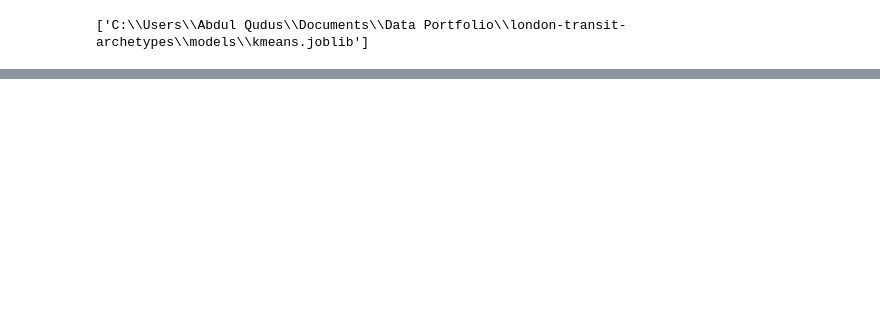
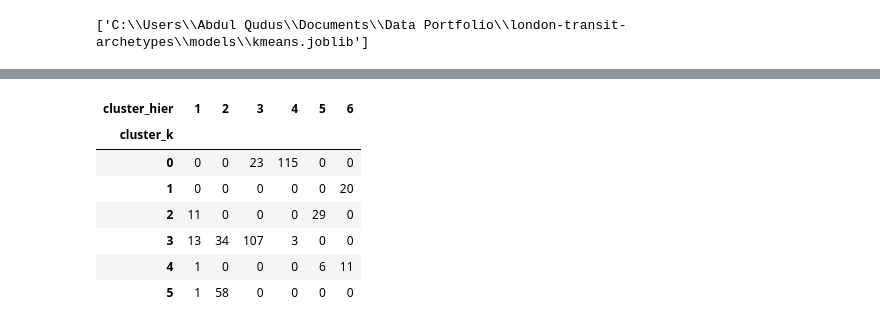
Before and after one commit to samaddmirzaa/london-transit-archetypes, a Jupyter notebook: notebooks/04_clustering.ipynb, the cells around one changed output, grey strips where cells are left out. Cells and saved outputs as stored; diff of their text form; code cells hidden in the pictures; blank space fills up the shorter version.

```diff
--- a/notebooks/04_clustering.ipynb
+++ b/notebooks/04_clustering.ipynb
@@ -113,0 +147,13 @@ joblib.dump(kmeans, models_dir/'kmeans.joblib')
+# %%
+# Comparing with K-Means
+
+pd.crosstab(features['cluster_k'], features['cluster_hier'])
+# %% [output]
+| cluster_hier | 1 | 2 | 3 | 4 | 5 | 6 |
+| cluster_k |  |  |  |  |  |  |
+| 0 | 0 | 0 | 23 | 115 | 0 | 0 |
+| 1 | 0 | 0 | 0 | 0 | 0 | 20 |
+| 2 | 11 | 0 | 0 | 0 | 29 | 0 |
+| 3 | 13 | 34 | 107 | 3 | 0 | 0 |
+| 4 | 1 | 0 | 0 | 0 | 6 | 11 |
+| 5 | 1 | 58 | 0 | 0 | 0 | 0 |
```
Also changed, not shown: parts of 19 cells of this notebook, 3 other files.
